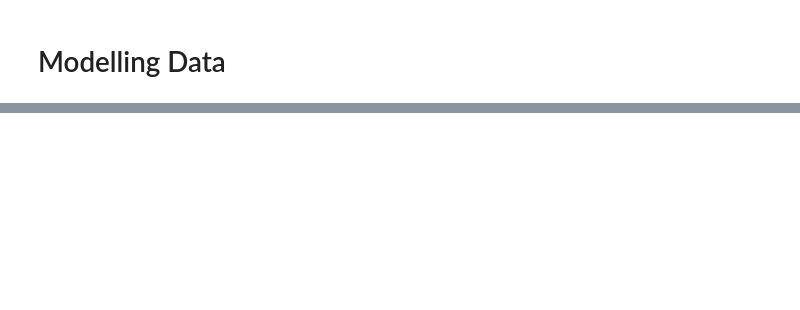
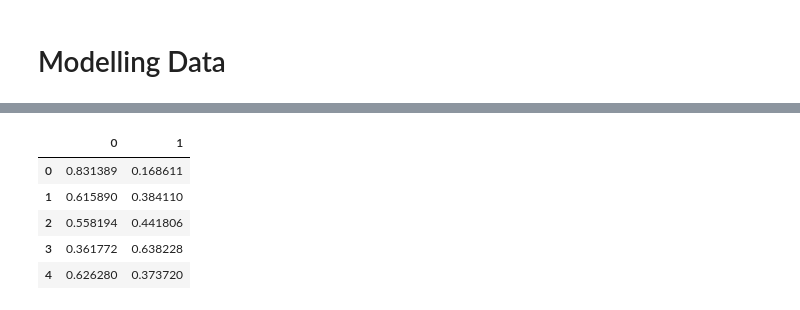
Before and after one commit to adeliasn15/Home-Credit-Indonesia, a Jupyter notebook: Home Credit.ipynb, the cells around one changed output, grey strips where cells are left out. Drawn from its saved outputs; the diff is of its cells as text; code cells hidden in the pictures; blank space fills up the shorter version.

```diff
--- a/Home Credit.ipynb
+++ b/Home Credit.ipynb
@@ -372,0 +746,2 @@ train.boxplot()
+# %%
+x_smote = StandardScaler().fit_transform(x_smote)
@@ -374,0 +794,10 @@ train.boxplot()
+# %%
+pred = pd.DataFrame(predictions).head()
+pred
+# %% [output]
+|  | 0 | 1 |
+| 0 | 0.831389 | 0.168611 |
+| 1 | 0.615890 | 0.384110 |
+| 2 | 0.558194 | 0.441806 |
+| 3 | 0.361772 | 0.638228 |
+| 4 | 0.626280 | 0.373720 |
```
Also changed, not shown: parts of 61 cells of this notebook.
